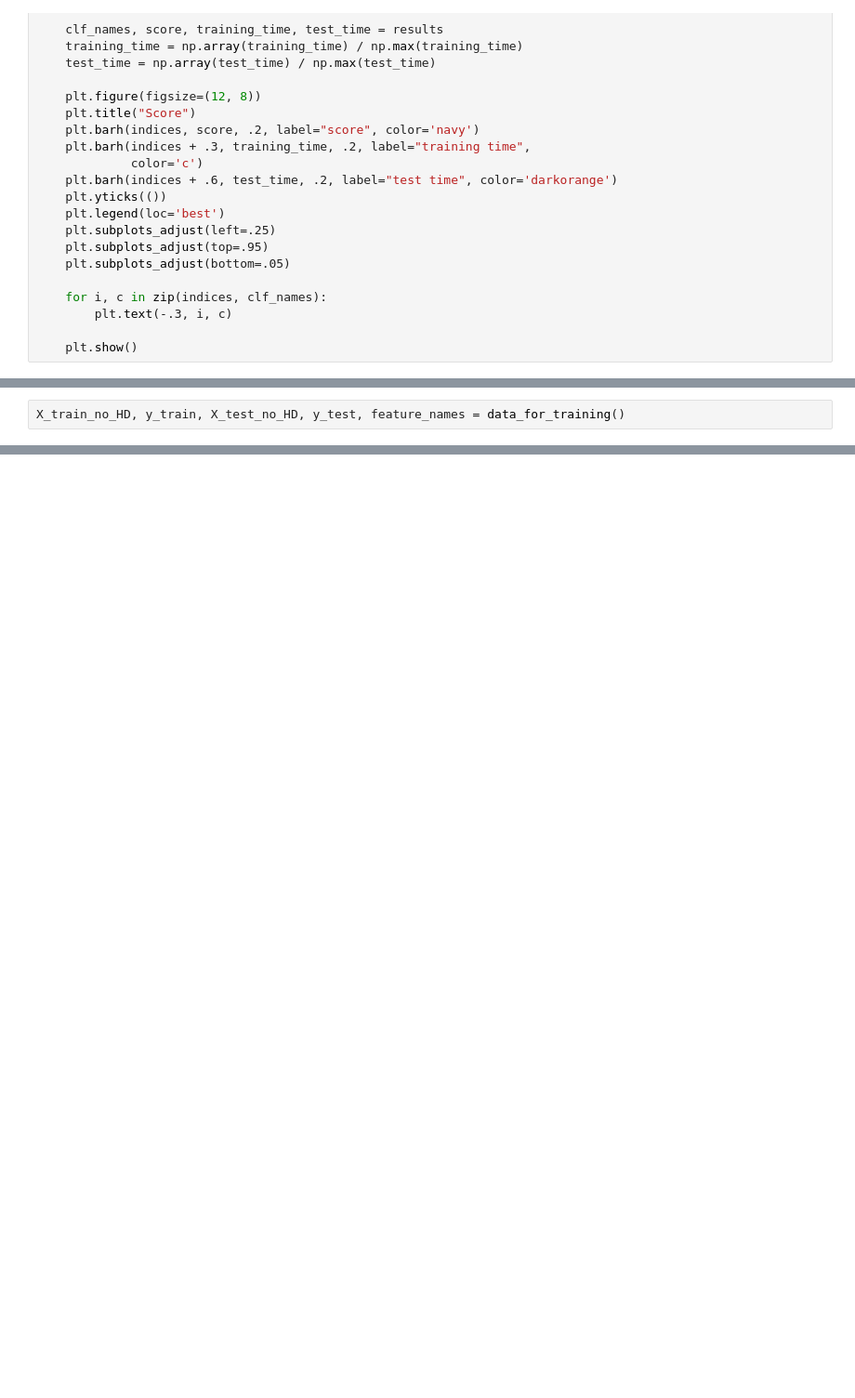
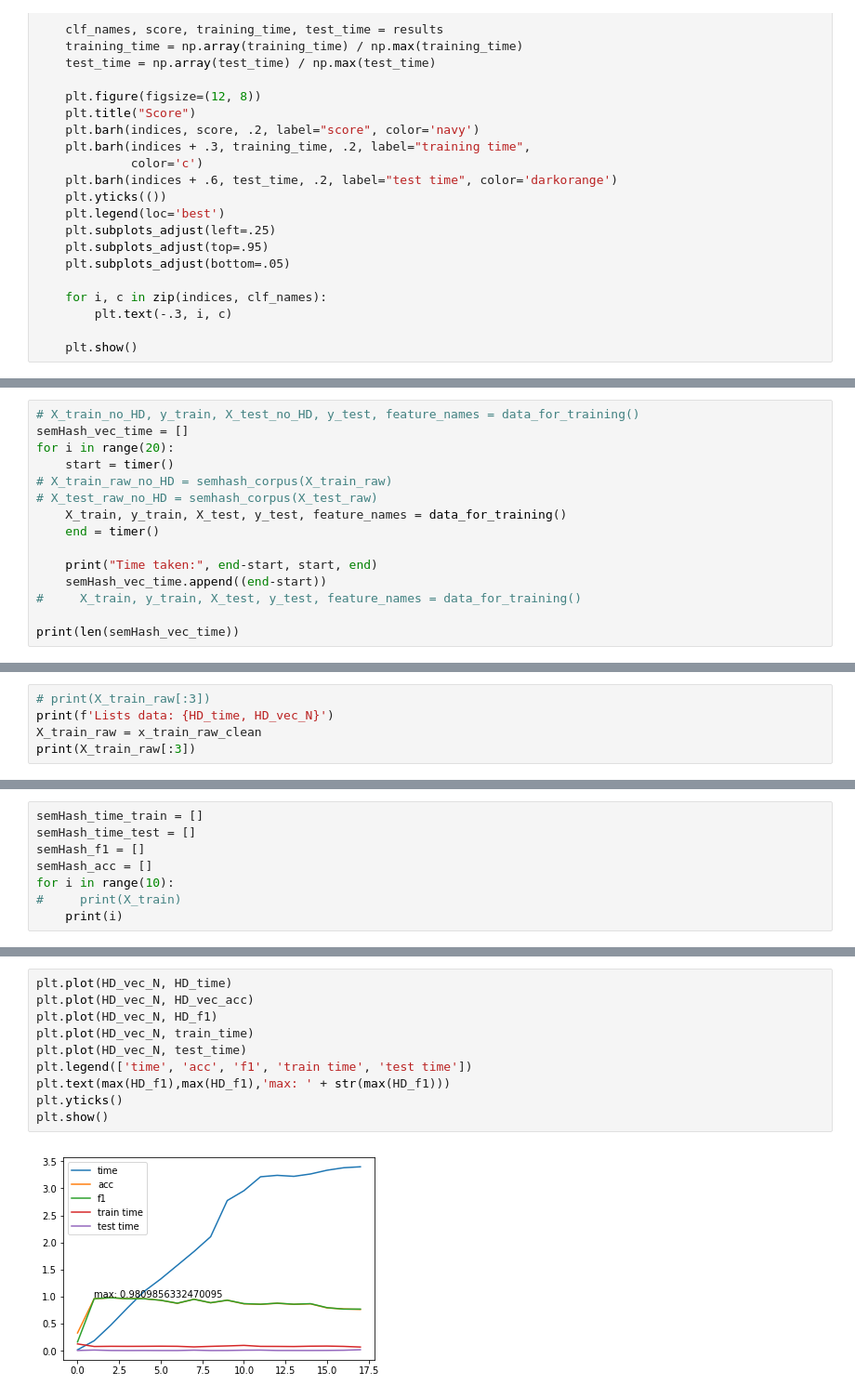
Before and after one commit to kumar-shridhar/Know-Your-Intent, a Jupyter notebook: updated_semhash_pipeline.ipynb, the cells around one changed output, grey strips where cells are left out. Shown at 93% size. Saved outputs shown, nothing was run; the diff lists cells and outputs as text; blank space fills up the shorter version.

Commit message:
Hd tests
Series of different tests IN HD space

```diff
--- a/updated_semhash_pipeline.ipynb
+++ b/updated_semhash_pipeline.ipynb
@@ -570,5 +609,18 @@ def data_for_training():
     X_test_no_HD = vectorizer.transform(X_test_raw_no_HD).toarray()
 
     return X_train_no_HD, y_train_raw, X_test_no_HD, y_test_raw, feature_names
-# %%
-X_train_no_HD, y_train, X_test_no_HD, y_test, feature_names = data_for_training()
+# %%
+# X_train_no_HD, y_train, X_test_no_HD, y_test, feature_names = data_for_training()
+semHash_vec_time = []
+for i in range(20):
+    start = timer()
+# X_train_raw_no_HD = semhash_corpus(X_train_raw)
+# X_test_raw_no_HD = semhash_corpus(X_test_raw)
+    X_train, y_train, X_test, y_test, feature_names = data_for_training()
+    end = timer()
+
+    print("Time taken:", end-start, start, end)
+    semHash_vec_time.append((end-start))
+#     X_train, y_train, X_test, y_test, feature_names = data_for_training()
+
+print(len(semHash_vec_time))
@@ -632,0 +748,5 @@ print(X_train[:5])
+# %%
+# print(X_train_raw[:3])
+print(f'Lists data: {HD_time, HD_vec_N}')
+X_train_raw = x_train_raw_clean
+print(X_train_raw[:3])
@@ -632,0 +756,8 @@ print(X_train[:5])
+# %%
+semHash_time_train = []
+semHash_time_test = []
+semHash_f1 = []
+semHash_acc = []
+for i in range(10):
+#     print(X_train)
+    print(i)
@@ -632,0 +1370,12 @@ print(X_train[:5])
+# %%
+plt.plot(HD_vec_N, HD_time)
+plt.plot(HD_vec_N, HD_vec_acc)
+plt.plot(HD_vec_N, HD_f1)
+plt.plot(HD_vec_N, train_time)
+plt.plot(HD_vec_N, test_time)
+plt.legend(['time', 'acc', 'f1', 'train time', 'test time'])
+plt.text(max(HD_f1),max(HD_f1),'max: ' + str(max(HD_f1)))
+plt.yticks()
+plt.show()
+# %% [output]
+[figure, added]
```
Also changed, not shown: parts of 43 cells of this notebook, 9 other files.
